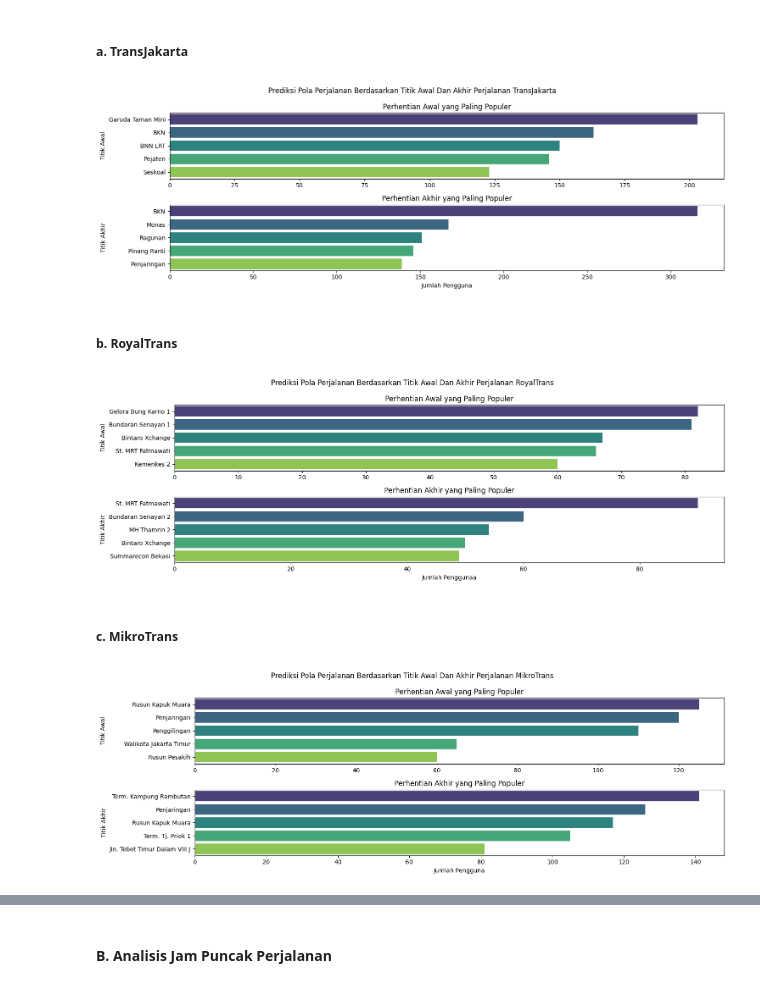
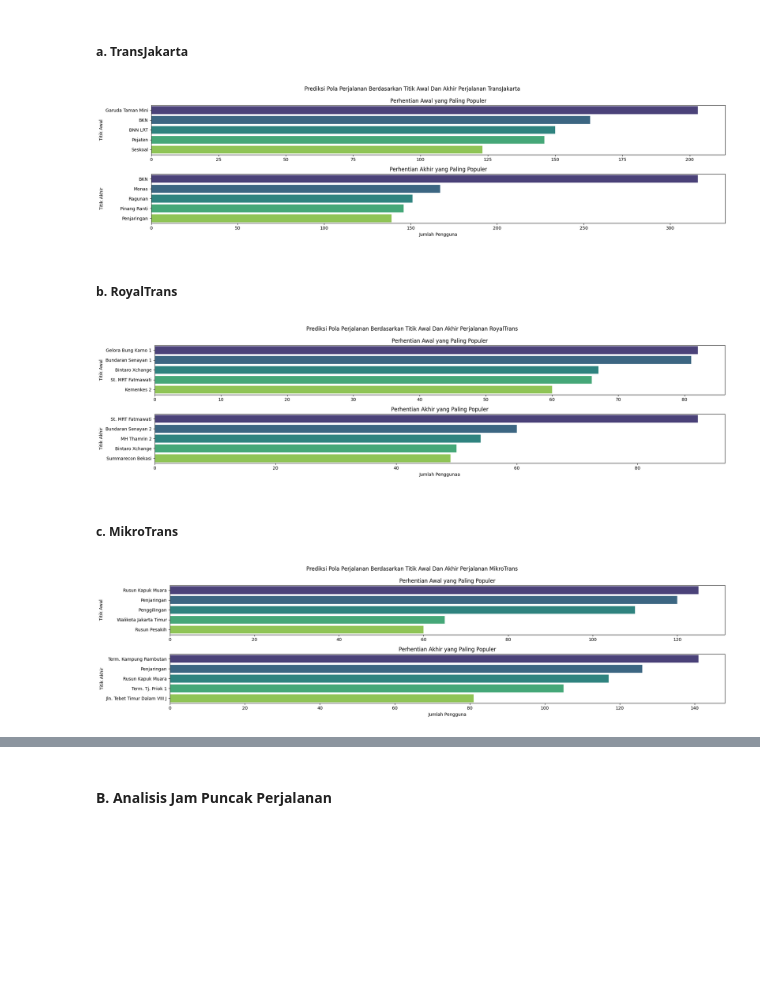
Before and after one commit to HilmySonaji/CP2, a Jupyter notebook: Capstone_Project_Module_2/CP2.ipynb, the cells around one changed output, grey strips where cells are left out. Drawn from its saved outputs; the diff is of its cells as text; code cells hidden in the pictures; blank space fills up the shorter version.

```diff
--- a/Capstone_Project_Module_2/CP2.ipynb
+++ b/Capstone_Project_Module_2/CP2.ipynb
@@ -296,7 +296,7 @@ lower_bound = Q1 - 1.5 * IQR                         # lower bound
 upper_bound = Q3 + 1.5 * IQR                         # upper bound
 
 # ubah nilai outliers menjadi median lalu simpan di kolom `tripMinutes`
-dfraw["tripMinutes"] = minutes_tripTime.where((minutes_tripTime >= lower_bound) & (minutes_tripTime <= upper_bound), median_tripTime)
+dfraw["tripMinutes"] = round(minutes_tripTime.where((minutes_tripTime >= lower_bound) & (minutes_tripTime <= upper_bound), median_tripTime))
 # %% [markdown]
 #### Kolom Baru `age` dan `ageGroup`
 mari kita buat kolom `age` berisikan usia yang digunakan berdasarkan *2023* - `payCardBirthDate` dan kolom `ageGroup` berisikan pengelompokan usia berdasarkan `age` yang dibagi menjadi:
@@ -507,35 +507,35 @@ x = dfraw[dfraw["busType"] == "TransJakarta"]
 start_stops = x['tapInStopsName'].value_counts().nlargest(5).reset_index(name="count") # 5 titik awal paling populer
 end_stops = x['tapOutStopsName'].value_counts().nlargest(5).reset_index(name="count")  # 5 titik akhir paling populer
 
-fig = plt.figure(figsize=(15,5))
+fig = plt.figure(figsize=(20,5))
 fig.suptitle('Prediksi Pola Perjalanan Berdasarkan Titik Awal Dan Akhir Perjalanan TransJakarta')
 
 # Visualisasi perhentian awal
 plt.subplot(2,1,1)
 sns.barplot(
     data=start_stops,
     x="count",
     y="tapInStopsName",
     palette="viridis")
 plt.title('Perhentian Awal yang Paling Populer')
 plt.ylabel("Titik Awal")
 plt.xlabel("")
 
 # Visualisasi perhentian akhir
 plt.subplot(2,1,2)
 sns.barplot(
     data=end_stops,
     x="count",
     y="tapOutStopsName",
     palette="viridis")
 plt.title('Perhentian Akhir yang Paling Populer')
 plt.ylabel("Titik Akhir",labelpad=37)
 plt.xlabel("Jumlah Pengguna")
 
 plt.tight_layout()
 plt.show()
 # %% [output]
-[figure, old version]
+[figure, new version]
 # %% [markdown]
 ##### b. RoyalTrans
 # %%
@@ -545,7 +545,7 @@ x = dfraw[dfraw["busType"] == "RoyalTrans"]
 start_stops = x['tapInStopsName'].value_counts().nlargest(5).reset_index(name="count") # 5 titik awal paling populer
 end_stops = x['tapOutStopsName'].value_counts().nlargest(5).reset_index(name="count")  # 5 titik akhir paling populer
 
-fig = plt.figure(figsize=(15,5))
+fig = plt.figure(figsize=(20,5))
 fig.suptitle('Prediksi Pola Perjalanan Berdasarkan Titik Awal Dan Akhir Perjalanan RoyalTrans')
 
 # Visualisasi perhentian awal
@@ -573,7 +573,7 @@ plt.xlabel("Jumlah Penggunaa")
 plt.tight_layout()
 plt.show()
 # %% [output]
-[figure, old version]
+[figure, new version]
 # %% [markdown]
 ##### c. MikroTrans
 # %%
@@ -583,7 +583,7 @@ x = dfraw[dfraw["busType"] == "MikroTrans"]
 start_stops = x['tapInStopsName'].value_counts().nlargest(5).reset_index(name="count") # 5 titik awal paling populer
 end_stops = x['tapOutStopsName'].value_counts().nlargest(5).reset_index(name="count")  # 5 titik akhir paling populer
 
-fig = plt.figure(figsize=(15,5))
+fig = plt.figure(figsize=(20,5))
 fig.suptitle('Prediksi Pola Perjalanan Berdasarkan Titik Awal Dan Akhir Perjalanan MikroTrans')
 
 # Visualisasi perhentian awal
@@ -611,7 +611,7 @@ plt.xlabel("Jumlah Pengguna")
 plt.tight_layout()
 plt.show()
 # %% [output]
-[figure, old version]
+[figure, new version]
 # %% [markdown]
 Insight:
 
```
Also changed, not shown: parts of 10 cells of this notebook.
